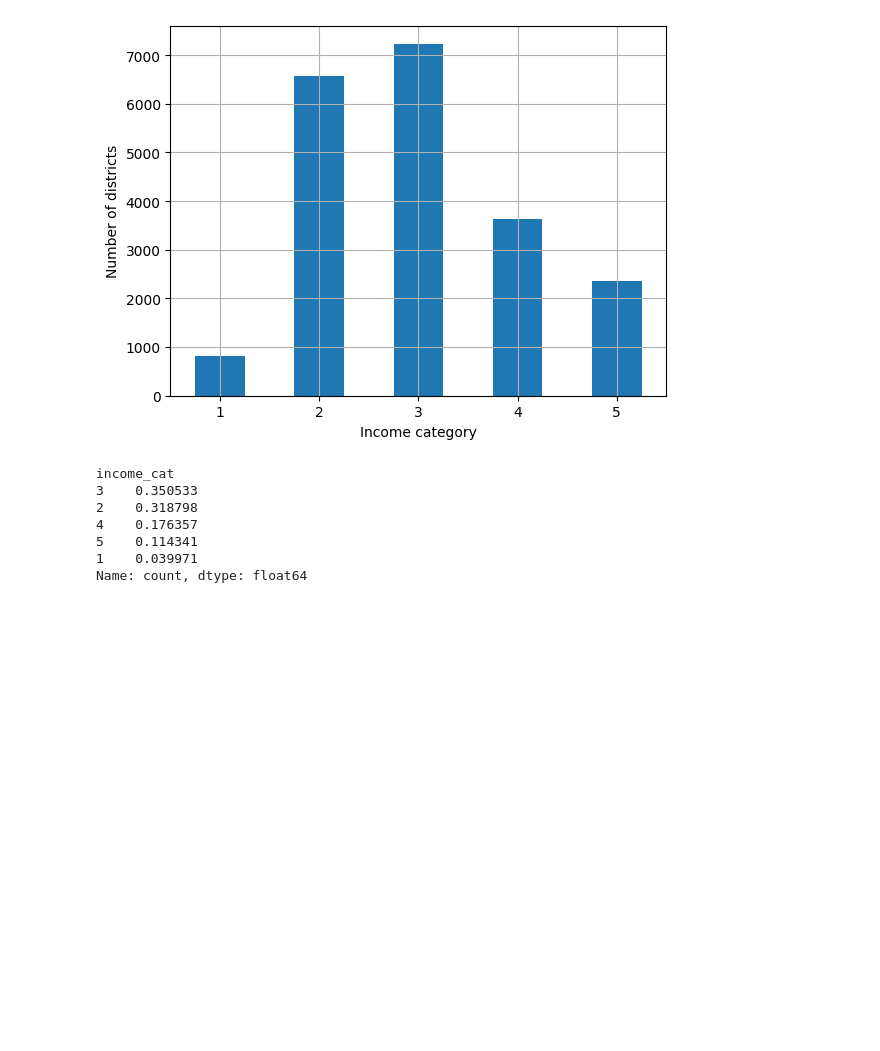
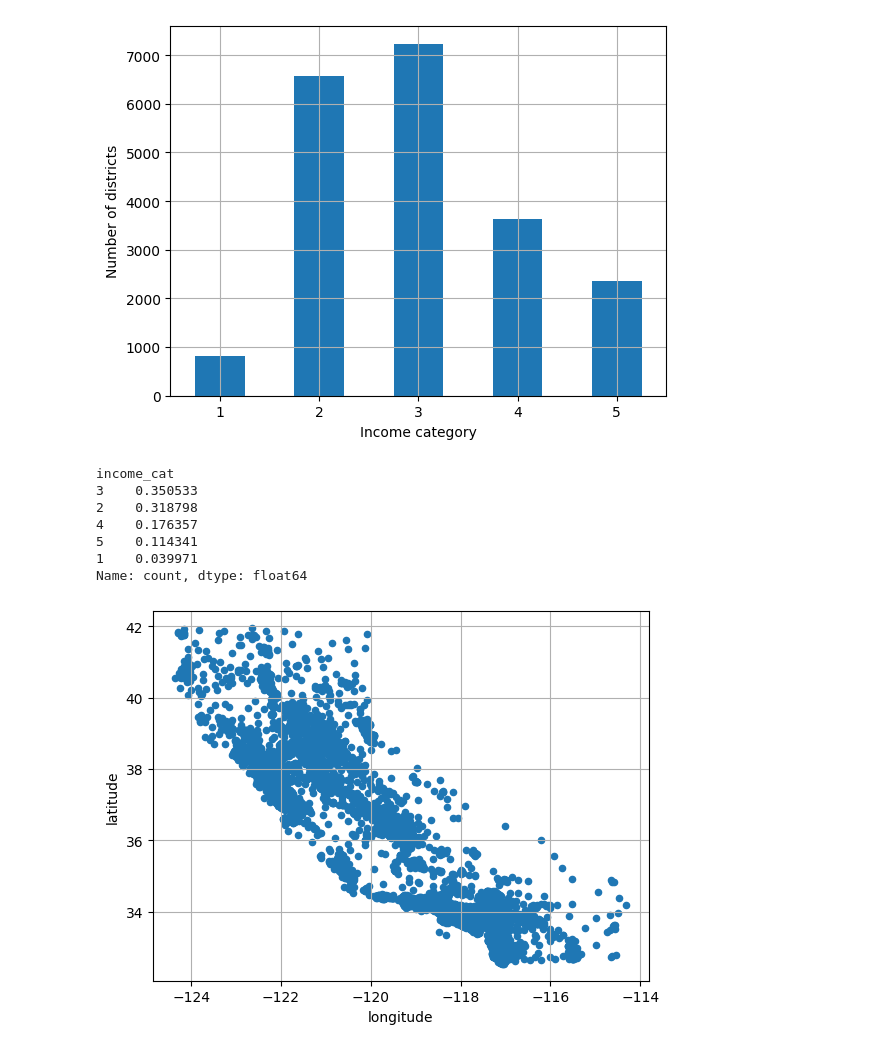
Before and after one commit to arun-nair-sde/kaggle, a Jupyter notebook: homl/housing-data.ipynb, the cells around one changed output. Saved outputs shown, nothing was run; the diff lists cells and outputs as text; code cells hidden in the pictures; blank space fills up the shorter version.

Commit message:
added scatter plot for median prices

```diff
--- a/homl/housing-data.ipynb
+++ b/homl/housing-data.ipynb
@@ -198,3 +198,15 @@ Name: count, dtype: float64
 # %%
 for set_ in (strat_train_set, strat_test_set):
     set_.drop('income_cat', axis=1, inplace=True)
+# %%
+housing = strat_train_set.copy()
+# %%
+housing.plot(
+    kind="scatter",
+    x="longitude",
+    y="latitude",
+    grid=True
+)
+plt.show()
+# %% [output]
+[figure, added]
```
Also changed, not shown: parts of 2 cells of this notebook.
